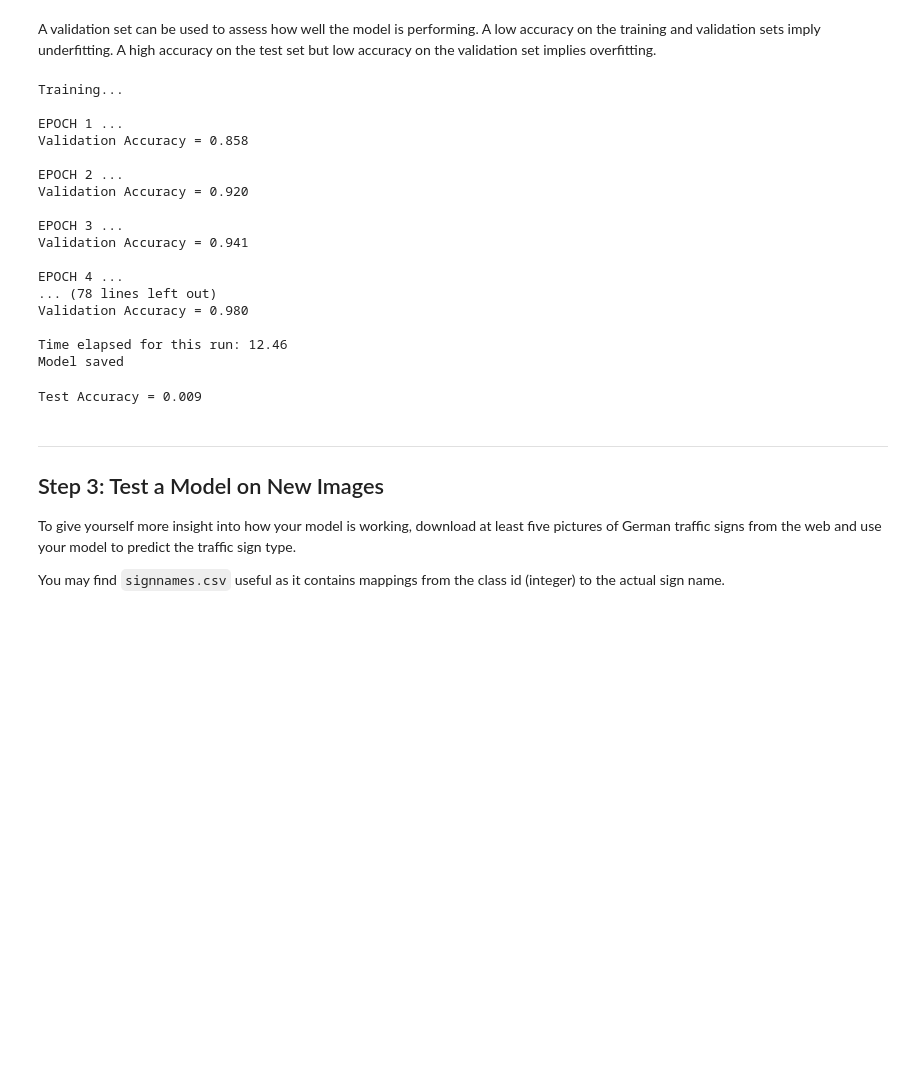
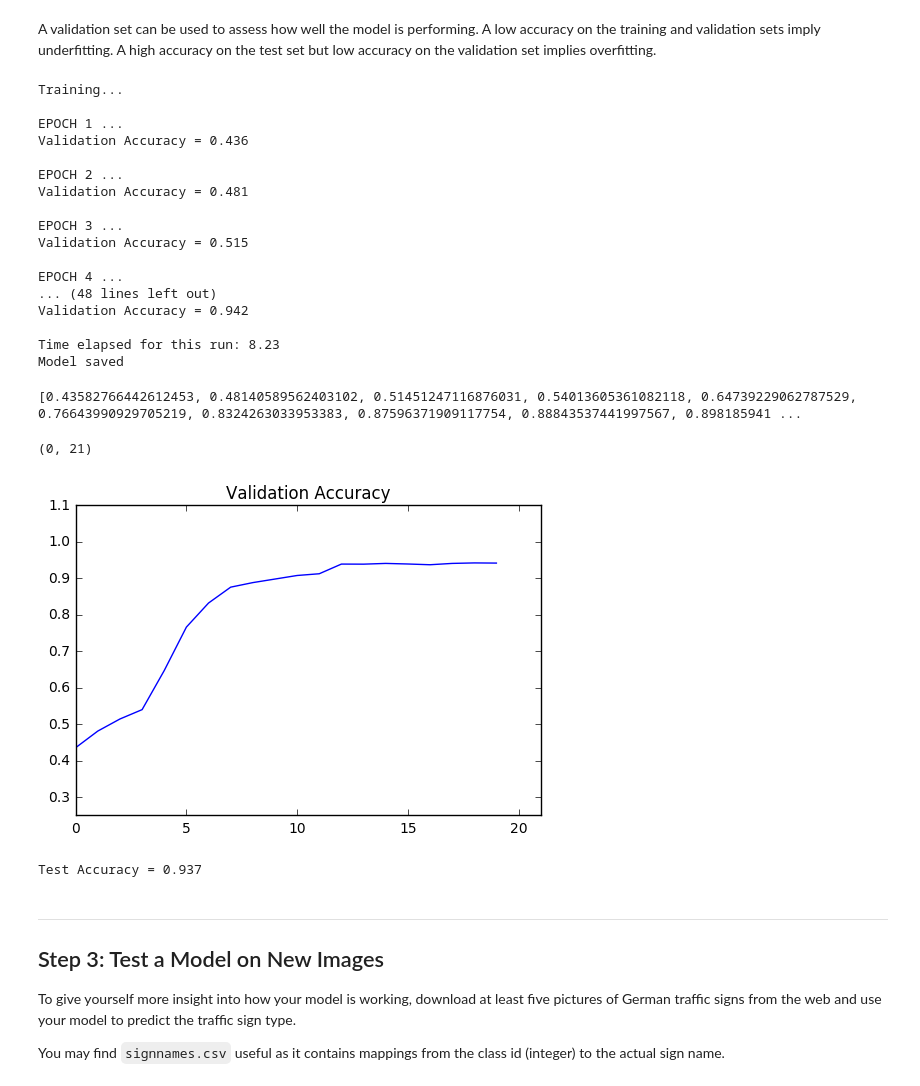
Before and after one commit to karanj1/SDCar, a Jupyter notebook: CarND-Traffic-Sign-Classifier-Project/Traffic_Sign_Classifier6-Copy1.ipynb, the cells around one changed output. Saved outputs shown, nothing was run; the diff lists cells and outputs as text; code cells hidden in the pictures; blank space fills up the shorter version.

```diff
--- a/CarND-Traffic-Sign-Classifier-Project/Traffic_Sign_Classifier6-Copy1.ipynb
+++ b/CarND-Traffic-Sign-Classifier-Project/Traffic_Sign_Classifier6-Copy1.ipynb
@@ -528,6 +528,8 @@ def evaluate(X_data, y_data):
 #Xb_train = brightness_normalization(X_train, Xb_train)  #first do pre-processing
 #Xb_valid = brightness_normalization(X_valid, Xb_valid)  #first do pre-processing
 #Xbto_train, ybto_train = shuffle(Xbto_train, ybto_train)
+
+validation_accuracy_list = []
 
 with tf.Session() as sess:
     sess.run(tf.global_variables_initializer())
@@ -539,7 +541,7 @@ with tf.Session() as sess:
     print("Training...")
     print()
     for i in range(EPOCHS):
-        if i>0 and i%16==0:
+        if i>0 and i%12==0:
             lr = 0.1*lr
             msg = "EPOCHS: " + format(i) + " and Validation accuracy is: " + format(validation_accuracy)+ " Learning Rate: " + format(lr)
             send_sms(msg)
@@ -553,6 +555,7 @@ with tf.Session() as sess:
         validation_accuracy = evaluate(X_valid, y_valid)
         print("EPOCH {} ...".format(i+1))
         print("Validation Accuracy = {:.3f}".format(validation_accuracy))
+        validation_accuracy_list.append(validation_accuracy)
         print()
 
     stop = timer()
@@ -561,28 +564,38 @@ with tf.Session() as sess:
     msg = "Model Trained and Validation accuracy is: " + format(validation_accuracy)
     send_sms(msg)
 
-    saver.save(sess, './lenet5')
+    saver.save(sess, './lenet6')
     print("Model saved")
 # %% [output]
 Training...
 
 EPOCH 1 ...
-Validation Accuracy = 0.858
+Validation Accuracy = 0.436
 
 EPOCH 2 ...
-Validation Accuracy = 0.920
+Validation Accuracy = 0.481
 
 EPOCH 3 ...
-Validation Accuracy = 0.941
+Validation Accuracy = 0.515
 
 EPOCH 4 ...
-... (78 lines left out)
-Validation Accuracy = 0.980
+... (48 lines left out)
+Validation Accuracy = 0.942
 
-Time elapsed for this run: 12.46
+Time elapsed for this run: 8.23
 Model saved
+# %%
+print(validation_accuracy_list)
+plt.plot(validation_accuracy_list)
+plt.title("Validation Accuracy")
+plt.ylim(.25,1.1)
+plt.xlim(0,21)
+# %% [output]
+[0.43582766442612453, 0.48140589562403102, 0.51451247116876031, 0.54013605361082118, 0.64739229062787529, 0.76643990929705219, 0.8324263033953383, 0.87596371909117754, 0.88843537441997567, 0.898185941 ...
+(0, 21)
+[figure, added]
 # %%
-save_file= './lenet5'
+save_file= './lenet6'
 saver = tf.train.Saver()
 
 with tf.Session() as session:
@@ -591,7 +604,7 @@ with tf.Session() as session:
     images_web_accuracy = evaluate(X_test, y_test)
     print("Test Accuracy = {:.3f}".format(images_web_accuracy))
 # %% [output]
-Test Accuracy = 0.009
+Test Accuracy = 0.937
 # %% [markdown]
 ---
 
```
Also changed, not shown: parts of 5 cells of this notebook, 4 other files.
